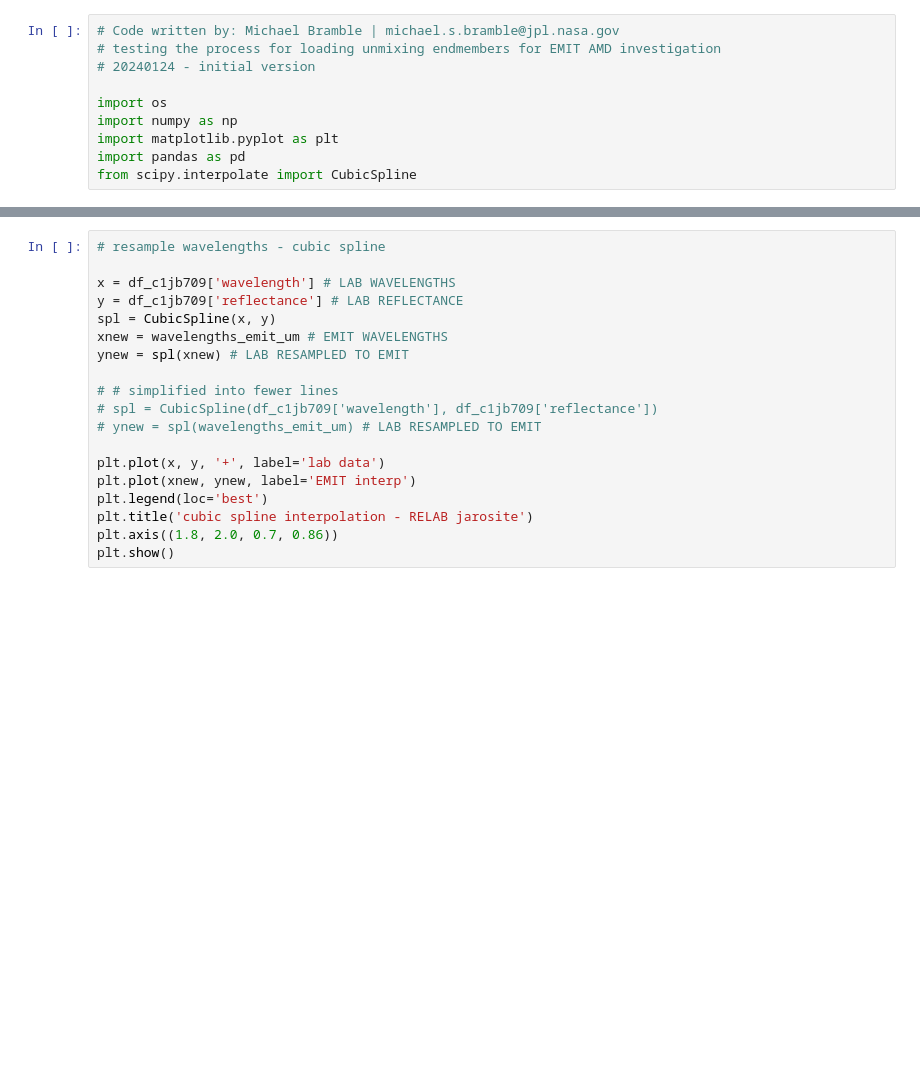
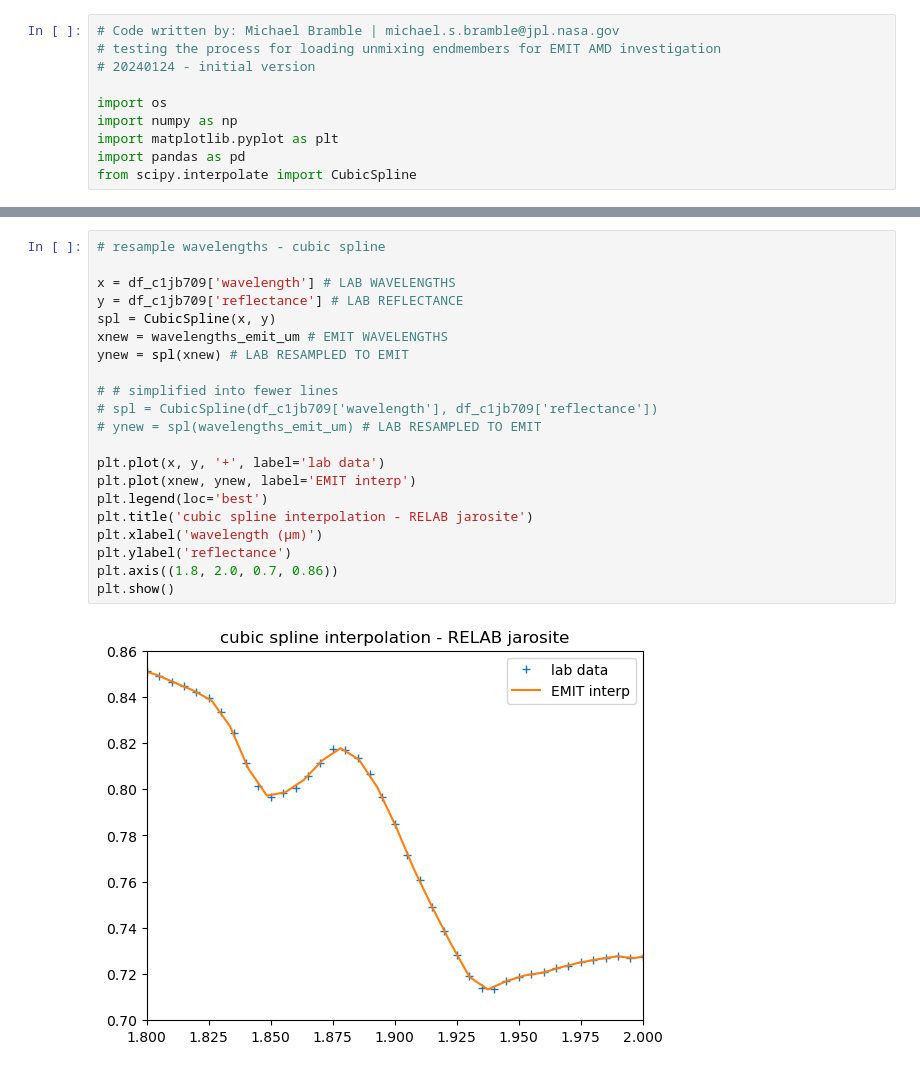
Before and after one commit to mikebramble/emit-spectral-unmixing, a Jupyter notebook: script_testing_load_endmembers.ipynb, the cells around one changed output, grey strips where cells are left out. Saved outputs shown, nothing was run; the diff lists cells and outputs as text; blank space fills up the shorter version.

```diff
--- a/script_testing_load_endmembers.ipynb
+++ b/script_testing_load_endmembers.ipynb
@@ -37,20 +41,24 @@ plt.show()
 # %%
 # resample wavelengths - cubic spline
 
 x = df_c1jb709['wavelength'] # LAB WAVELENGTHS
 y = df_c1jb709['reflectance'] # LAB REFLECTANCE
 spl = CubicSpline(x, y)
 xnew = wavelengths_emit_um # EMIT WAVELENGTHS
 ynew = spl(xnew) # LAB RESAMPLED TO EMIT
 
 # # simplified into fewer lines
 # spl = CubicSpline(df_c1jb709['wavelength'], df_c1jb709['reflectance'])
 # ynew = spl(wavelengths_emit_um) # LAB RESAMPLED TO EMIT
 
 plt.plot(x, y, '+', label='lab data')
 plt.plot(xnew, ynew, label='EMIT interp')
 plt.legend(loc='best')
 plt.title('cubic spline interpolation - RELAB jarosite')
+plt.xlabel('wavelength (µm)')
+plt.ylabel('reflectance')
 plt.axis((1.8, 2.0, 0.7, 0.86))
 plt.show()
+# %% [output]
+[figure, added]
 # %%
```
Also changed, not shown: parts of 9 cells of this notebook, 2 other files.
